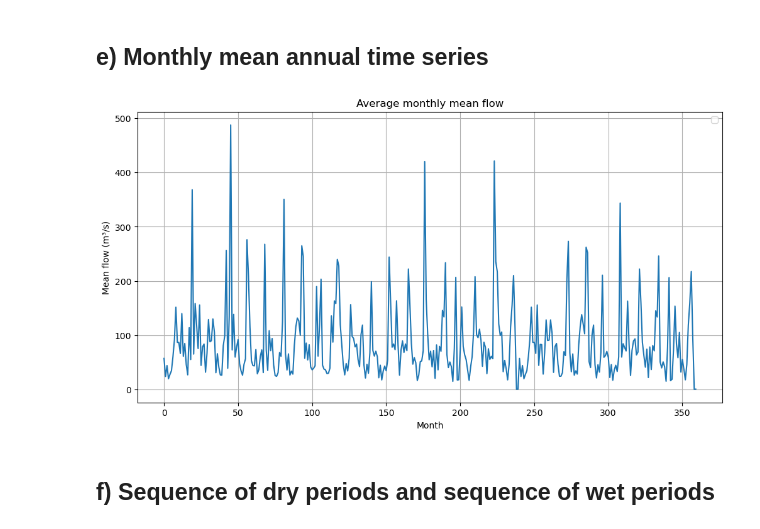
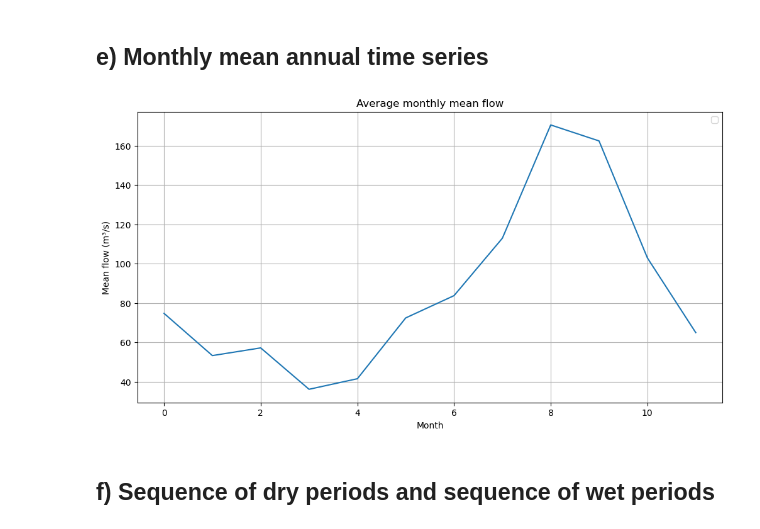
Before and after one commit to Margaux-Ccd/WREM_dam, a Jupyter notebook: data_analysis.ipynb, the cells around one changed output. Saved outputs shown, nothing was run; the diff lists cells and outputs as text; code cells hidden in the pictures.

```diff
--- a/data_analysis.ipynb
+++ b/data_analysis.ipynb
@@ -294,20 +294,20 @@ plt.show()
 # %% [markdown]
 ## e) Monthly mean annual time series
 # %%
-monthly_mean_annual=S1_extended.groupby(['Year', 'Month'])['Q1'].mean().reset_index()
+monthly_mean_annual=S1_extended.groupby(['Month'])['Q1'].mean().reset_index()
 monthly_mean_annual
 
 plt.figure(figsize=(12, 6))
 plt.plot(monthly_mean_annual.index, monthly_mean_annual['Q1'])
 
 plt.xlabel('Month')
 plt.ylabel('Mean flow (m³/s)')
 plt.title('Average monthly mean flow')
 plt.grid(True)
 plt.legend()
 plt.show()
 # %% [output]
-[figure, old version]
+[figure, new version]
 # %% [markdown]
 ## f) Sequence of dry periods and sequence of wet periods
 # %%
```
Also changed, not shown: parts of 4 cells of this notebook.
